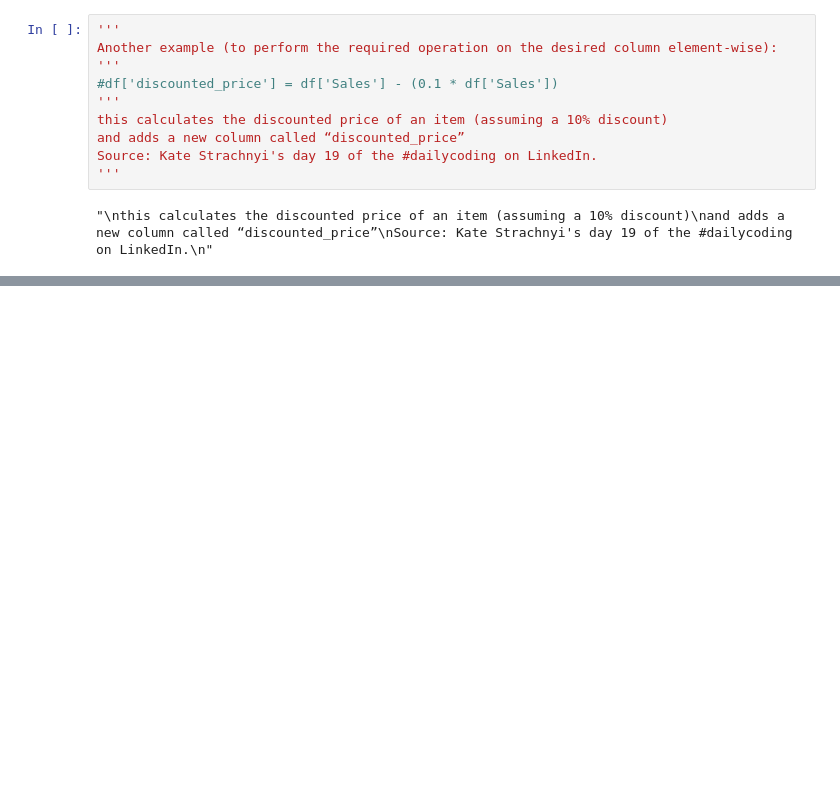
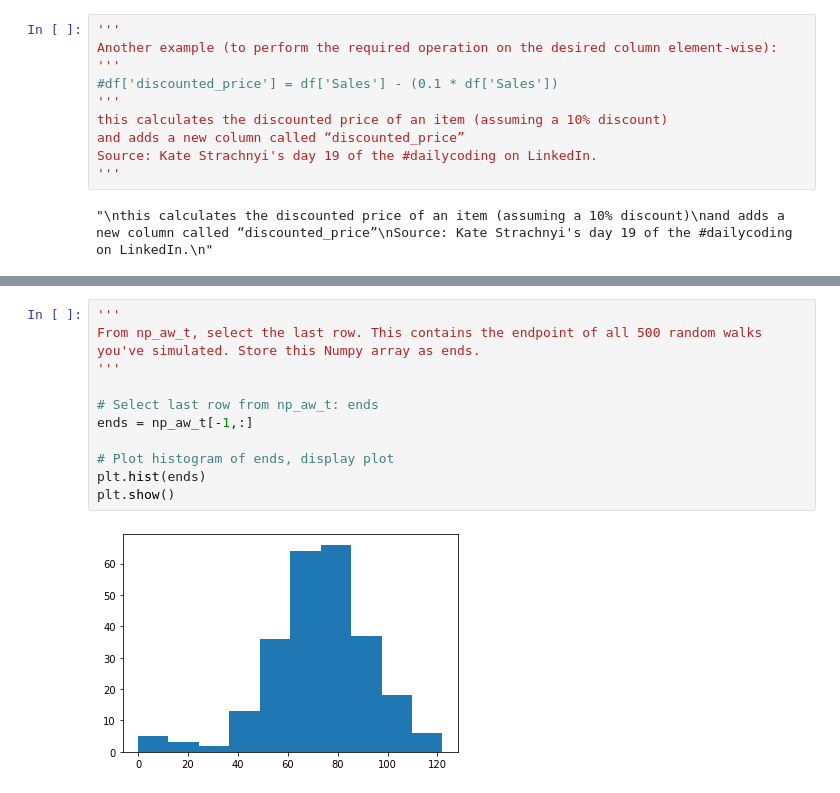
Before and after one commit to andkoc001/ML_projects, a Jupyter notebook: DataCamp Matplotlib .ipynb, the cells around one changed output, grey strips where cells are left out. Saved outputs shown, nothing was run; the diff lists cells and outputs as text; blank space fills up the shorter version.

```diff
--- a/DataCamp Matplotlib .ipynb
+++ b/DataCamp Matplotlib .ipynb
@@ -805,0 +1032,13 @@ Source: Kate Strachnyi's day 19 of the #dailycoding on LinkedIn.
+# %%
+'''
+From np_aw_t, select the last row. This contains the endpoint of all 500 random walks you've simulated. Store this Numpy array as ends.
+'''
+
+# Select last row from np_aw_t: ends
+ends = np_aw_t[-1,:]
+
+# Plot histogram of ends, display plot
+plt.hist(ends)
+plt.show()
+# %% [output]
+[figure, added]
```
Also changed, not shown: parts of 17 cells of this notebook.
